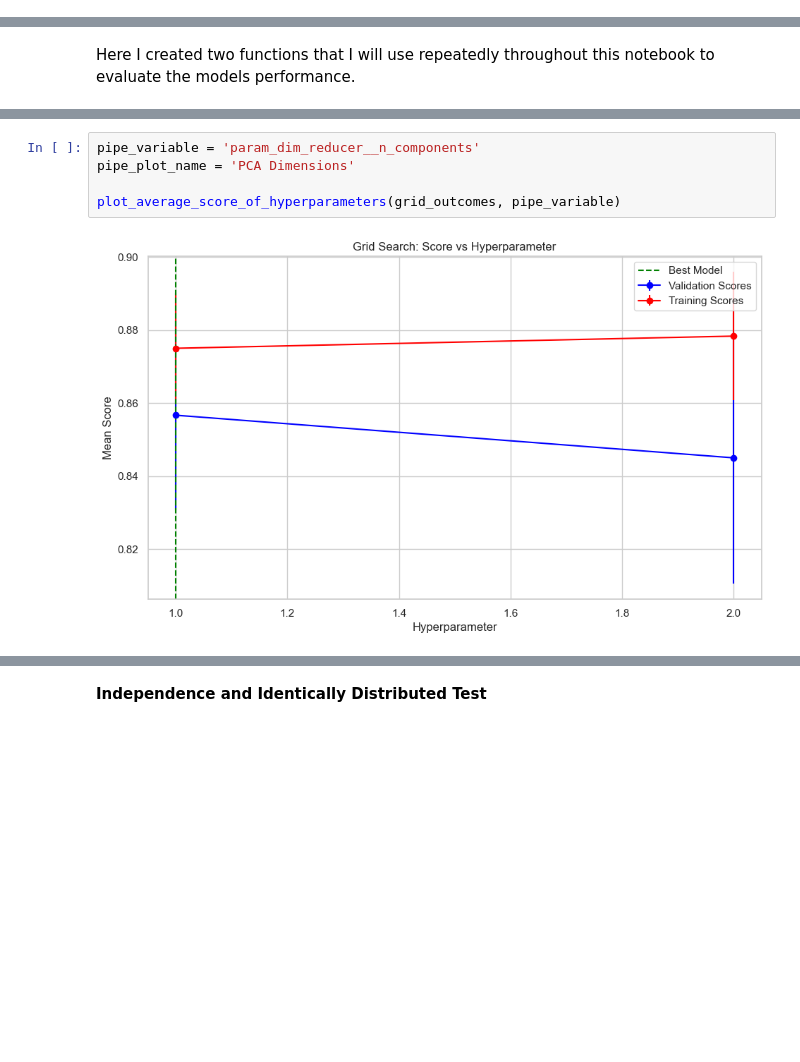
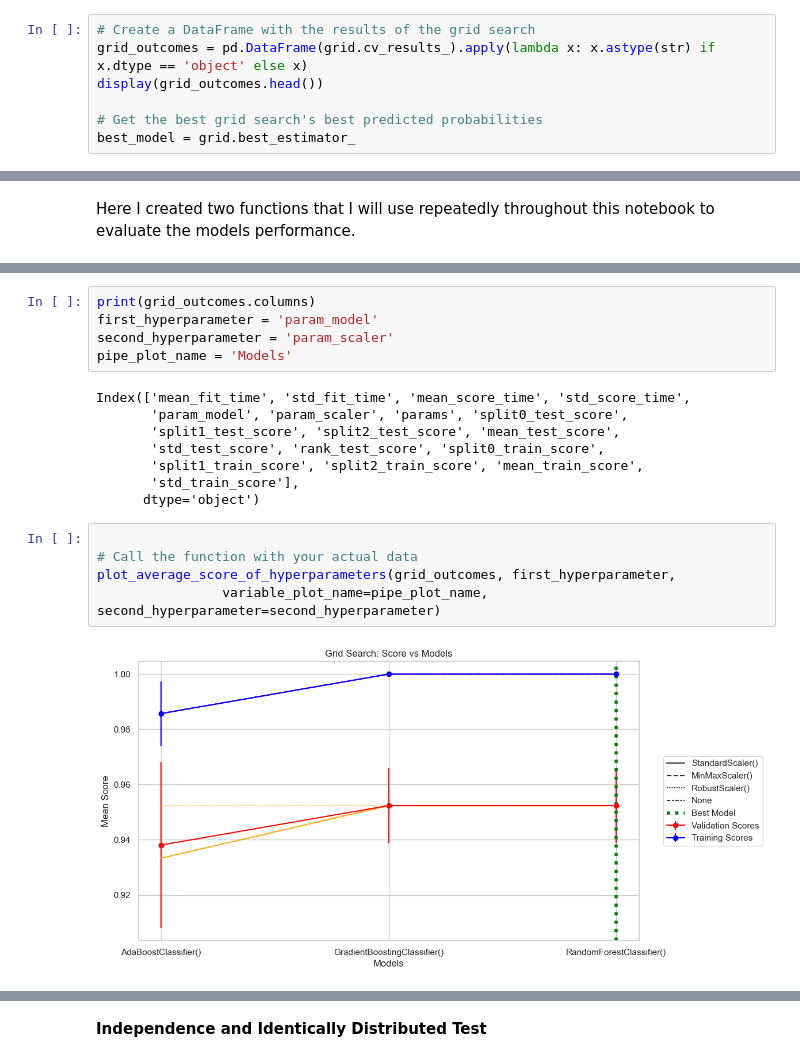
Before and after one commit to scelarek/Reference_Notebooks, a Jupyter notebook: Templates For Projects/5. Master Pipeline (Advanced) copy.ipynb, the cells around one changed output, grey strips where cells are left out. Saved outputs shown, nothing was run; the diff lists cells and outputs as text; blank space fills up the shorter version.

```diff
--- a/Templates For Projects/5. Master Pipeline (Advanced) copy.ipynb
+++ b/Templates For Projects/5. Master Pipeline (Advanced) copy.ipynb
@@ -140,0 +172,7 @@ Fitting 3 folds for each of 20 candidates, totalling 60 fits
+# %%
+# Create a DataFrame with the results of the grid search
+grid_outcomes = pd.DataFrame(grid.cv_results_).apply(lambda x: x.astype(str) if x.dtype == 'object' else x)
+display(grid_outcomes.head())
+
+# Get the best grid search's best predicted probabilities
+best_model = grid.best_estimator_
@@ -231,8 +231,21 @@ Index(['mean_fit_time', 'std_fit_time', 'mean_score_time', 'std_score_time',
-# %%
-pipe_variable = 'param_dim_reducer__n_components'
-pipe_plot_name = 'PCA Dimensions'
-
-plot_average_score_of_hyperparameters(grid_outcomes, pipe_variable)
-# %% [output]
-[figure, removed]
+# %%
+print(grid_outcomes.columns)
+first_hyperparameter = 'param_model'
+second_hyperparameter = 'param_scaler'
+pipe_plot_name = 'Models'
+# %% [output]
+Index(['mean_fit_time', 'std_fit_time', 'mean_score_time', 'std_score_time',
+       'param_model', 'param_scaler', 'params', 'split0_test_score',
+       'split1_test_score', 'split2_test_score', 'mean_test_score',
+       'std_test_score', 'rank_test_score', 'split0_train_score',
+       'split1_train_score', 'split2_train_score', 'mean_train_score',
+       'std_train_score'],
+      dtype='object')
+# %%
+
+# Call the function with your actual data
+plot_average_score_of_hyperparameters(grid_outcomes, first_hyperparameter,
+                variable_plot_name=pipe_plot_name, second_hyperparameter=second_hyperparameter)
+# %% [output]
+[figure, added]
 # %%
```
Also changed, not shown: parts of 30 cells of this notebook, 2 other files.
